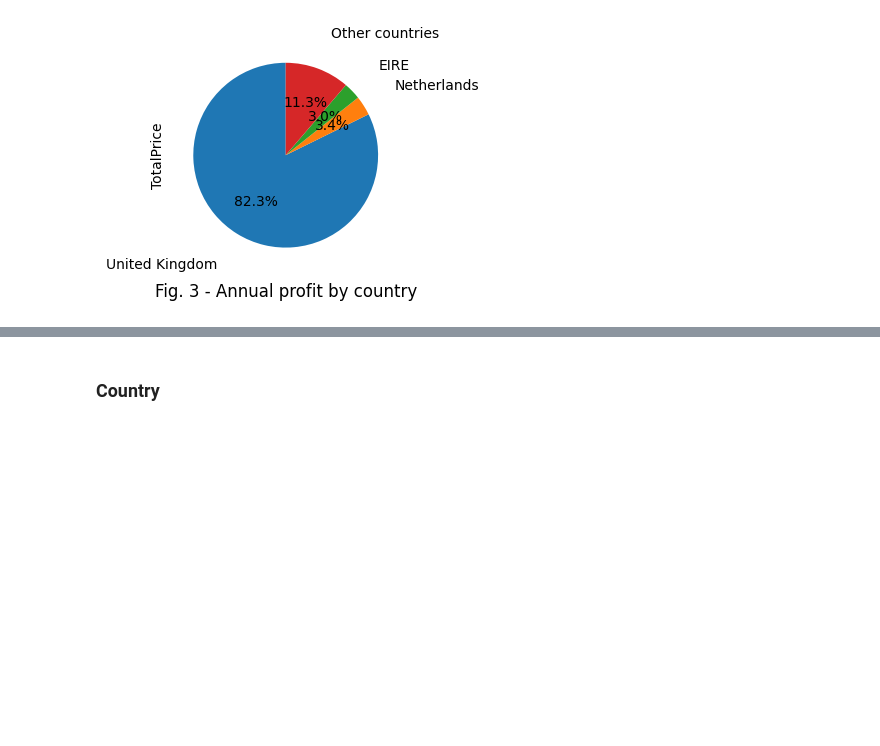
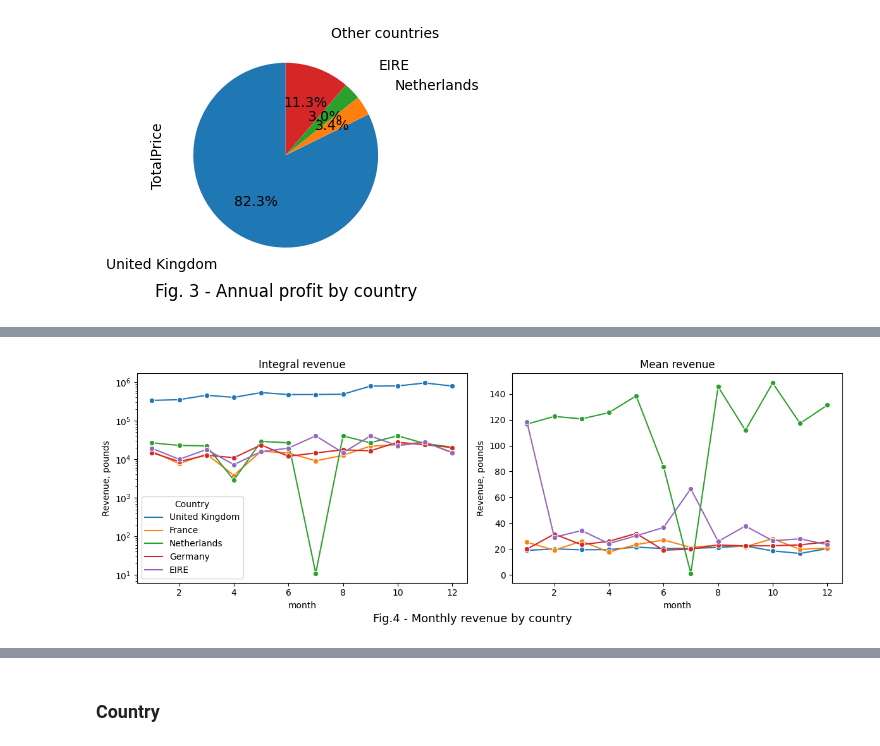
Before and after one commit to Alex1iv/web_shop_customers_segmentation, a Jupyter notebook: notebooks/webshop_segmentation.ipynb, the cells around one changed output, grey strips where cells are left out. Saved outputs shown, nothing was run; the diff lists cells and outputs as text; code cells hidden in the pictures; blank space fills up the shorter version.

```diff
--- a/notebooks/webshop_segmentation.ipynb
+++ b/notebooks/webshop_segmentation.ipynb
@@ -369,4 +376,4 @@ data['month'].hist()
 # %%
-temp = data[data['month']==1].groupby(by='Country')['TotalPrice'].sum().sort_values(ascending=False)
-sns.barplot(temp, y='TotalPrice',)
+temp = data[data['month']==1].groupby(by='Country', as_index=False)['TotalPrice'].sum().sort_values(by='TotalPrice', ascending=False)
+temp
 # %% [output]
@@ -373,0 +391,10 @@ ValueError: Could not interpret input 'TotalPrice'
+# %%
+profitable_countries = set()
+
+for i in range(1,12):
+    temp = list(data[data['month']==i].groupby(by='Country')['TotalPrice'].sum().nlargest(2).index)
+    for i in temp:
+        profitable_countries.add(i)
+
+profitable_countries = [*profitable_countries]
+profitable_countries
@@ -373,0 +417,25 @@ ValueError: Could not interpret input 'TotalPrice'
+# %%
+temp = data[data['Country'].isin(profitable_countries)]
+
+plot_counter = 4
+fig,ax = plt.subplots(1,2,figsize=(12,5))
+sns.lineplot(
+    data = temp, x='month', y='TotalPrice',  errorbar=None,  estimator='sum',
+    ax=ax[0],  hue='Country', marker='o') #markers=['o','+','x','s','p']
+sns.lineplot(
+    data = temp, x='month', y='TotalPrice',  errorbar=None,
+    estimator='mean', ax=ax[1],  hue='Country', marker='o')
+
+ax[0].set_yscale('log')
+ax[0].set_title('Integral revenue')
+ax[0].set_ylabel('Revenue, pounds')
+ax[1].set_ylabel('Revenue, pounds')
+ax[1].set_title('Mean revenue')
+plt.suptitle(f'Fig.{plot_counter} - Monthly revenue by country', y=0.05, size=13)
+ax[1].get_legend().remove()
+#ax[1].legend(bbox_to_anchor=(1.05, 1), loc='upper left');
+plt.tight_layout(rect=[0, 0.03, 1, 0.95])
+
+plt.savefig(os.path.join(path_figures, f'fig_{plot_counter}.png'))
+# %% [output]
+[figure, added]
```
Also changed, not shown: parts of 25 cells of this notebook.
